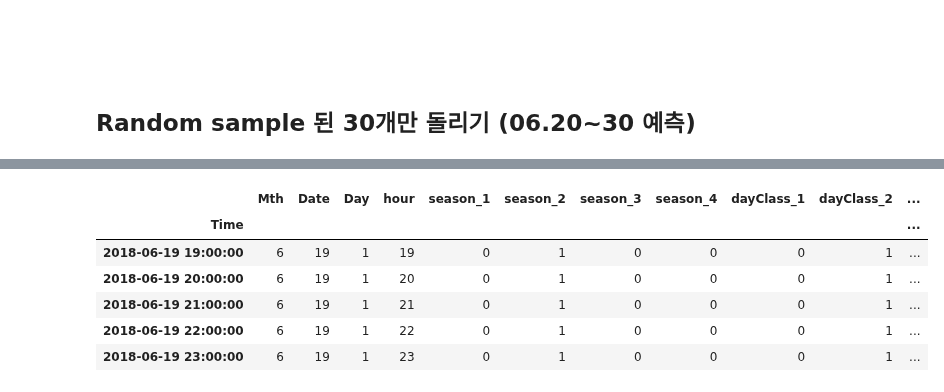
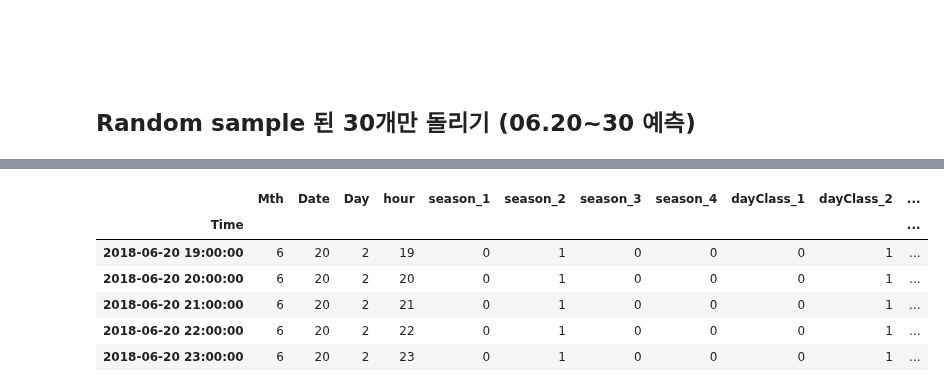
Before and after one commit to yagippi27/DACON_CONTEST_2019, a Jupyter notebook: SOOMIN/0__. Presentation용 작업.ipynb, the cells around one changed output, grey strips where cells are left out. Cells and saved outputs as stored; diff of their text form; code cells hidden in the pictures.

```diff
--- a/SOOMIN/0__. Presentation용 작업.ipynb
+++ b/SOOMIN/0__. Presentation용 작업.ipynb
@@ -183,13 +208,13 @@ X_train.tail()
 5 rows × 30 columns
 # %%
-y_train = TE_timeV_dum_wthr.loc[:'2018-06-19 23:00:00', :]
-y_train.tail()
+features = TE_timeV_dum_wthr.loc[:'2018-06-20 23:00:00', :]
+features.tail()
 # %% [output]
 |  | Mth | Date | Day | hour | season_1 | season_2 | season_3 | season_4 | dayClass_1 | dayClass_2 | ... |
 | Time |  |  |  |  |  |  |  |  |  |  | ... |
-| 2018-06-19 19:00:00 | 6 | 19 | 1 | 19 | 0 | 1 | 0 | 0 | 0 | 1 | ... |
-| 2018-06-19 20:00:00 | 6 | 19 | 1 | 20 | 0 | 1 | 0 | 0 | 0 | 1 | ... |
-| 2018-06-19 21:00:00 | 6 | 19 | 1 | 21 | 0 | 1 | 0 | 0 | 0 | 1 | ... |
-| 2018-06-19 22:00:00 | 6 | 19 | 1 | 22 | 0 | 1 | 0 | 0 | 0 | 1 | ... |
-| 2018-06-19 23:00:00 | 6 | 19 | 1 | 23 | 0 | 1 | 0 | 0 | 0 | 1 | ... |
+| 2018-06-20 19:00:00 | 6 | 20 | 2 | 19 | 0 | 1 | 0 | 0 | 0 | 1 | ... |
+| 2018-06-20 20:00:00 | 6 | 20 | 2 | 20 | 0 | 1 | 0 | 0 | 0 | 1 | ... |
+| 2018-06-20 21:00:00 | 6 | 20 | 2 | 21 | 0 | 1 | 0 | 0 | 0 | 1 | ... |
+| 2018-06-20 22:00:00 | 6 | 20 | 2 | 22 | 0 | 1 | 0 | 0 | 0 | 1 | ... |
+| 2018-06-20 23:00:00 | 6 | 20 | 2 | 23 | 0 | 1 | 0 | 0 | 0 | 1 | ... |
 # %%
```
Also changed, not shown: parts of 21 cells of this notebook.
